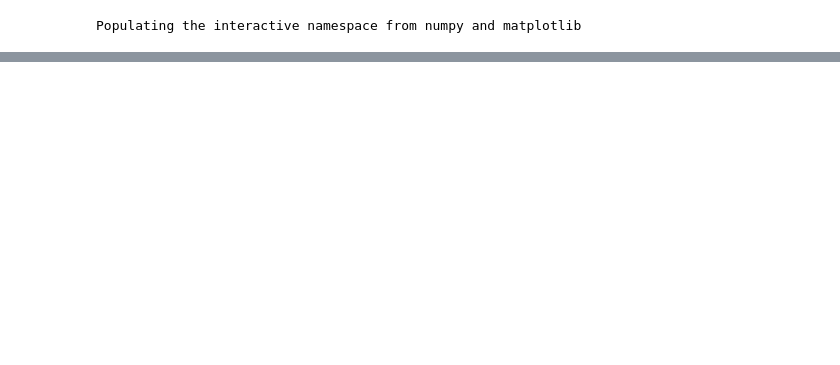
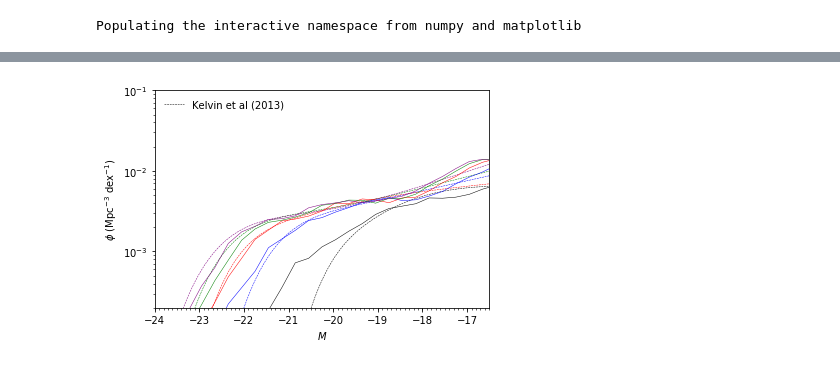
Before and after one commit to dptriani/mentari, a Jupyter notebook: SEDpipeline.ipynb, the cells around one changed output, grey strips where cells are left out. Drawn from its saved outputs; the diff is of its cells as text; code cells hidden in the pictures; blank space fills up the shorter version.

```diff
--- a/SEDpipeline.ipynb
+++ b/SEDpipeline.ipynb
@@ -63,0 +227,4 @@ print(mab_list)
+# %%
+#Construct SED and magnitude of all galaxies (this will take time)
+wavelength, total_lum = SED.SED(lookbacktime, mass, metal) #wavelength in Angstorm, spectra in Lsun/Angstorm
+mab_list = SED.mab(wavelength, total_lum, filter_list, z)
@@ -63,0 +249,84 @@ print(mab_list)
+# %%
+#plot the Luminosity Function vs Kelvin et al. 2013
+
+hubble=0.73
+label = ['Mu', 'Mg', 'Mr', 'Mi', 'Mz']
+color = ('black', 'blue', 'red', 'green', 'purple')
+
+mi = -30.0
+ma = -15.0
+binwidth = 0.3
+NB = int((ma - mi) / binwidth)
+M = np.arange(mi, ma, 0.01)
+
+plt.figure()
+ax =plt.subplot(111)
+
+# Observations from Kelvin et al. 2013
+# SDSS u
+Mstar = -18.53
+alpha1 = -0.91
+phistar1 = 0.00964
+alpha2 = 1.25
+phistar2 = 0.00146
+xval = 10.0 ** (0.4*(Mstar-M))
+yval = 0.4 * np.log(10.0) * (phistar1 * xval ** (alpha1+1) + phistar2 * xval ** (alpha2+1)) * np.exp(-xval)
+plt.plot(M, yval, '--', c=color[0], lw=0.5, label='Kelvin et al (2013)')
+# SDSS g
+Mstar = -20.28
+alpha1 = -1.29
+phistar1 = 0.00351
+alpha2 = 0.06
+phistar2 = 0.00488
+xval = 10.0 ** (0.4*(Mstar-M))
+yval = 0.4 * np.log(10.0) * (phistar1 * xval ** (alpha1+1) + phistar2 * xval ** (alpha2+1)) * np.exp(-xval)
+plt.plot(M, yval, '--', c=color[1],lw=0.5)
+# SDSS r
+Mstar = -20.90
+alpha1 = -1.13
+phistar1 = 0.00451
+alpha2 = 0.53
+phistar2 = 0.00301
+xval = 10.0 ** (0.4*(Mstar-M))
+yval = 0.4 * np.log(10.0) * (phistar1 * xval ** (alpha1+1) + phistar2 * xval ** (alpha2+1)) * np.exp(-xval)
+plt.plot(M, yval, '--', c=color[2],lw=0.5)
+# SDSS i
+Mstar = -21.45
+alpha1 = -1.35
+phistar1 = 0.00220
+alpha2 = -0.09
+phistar2 = 0.00487
+xval = 10.0 ** (0.4*(Mstar-M))
+yval = 0.4 * np.log(10.0) * (phistar1 * xval ** (alpha1+1) + phistar2 * xval ** (alpha2+1)) * np.exp(-xval)
+plt.plot(M, yval, '--', c=color[3], lw=0.5)
+# SDSS z
+Mstar = -21.78
+alpha1 = -1.46
+phistar1 = 0.0014
+alpha2 = -0.26
+phistar2 = 0.00505
+xval = 10.0 ** (0.4*(Mstar-M))
+yval = 0.4 * np.log(10.0) * (phistar1 * xval ** (alpha1+1) + phistar2 * xval ** (alpha2+1)) * np.exp(-xval)
+plt.plot(M, yval, '--', c=color[4], lw=0.5)
+
+for i in range(len(mab_list)):
+
+    counts, binedges = np.histogram(mab_list[i], range=(mi, ma), bins=NB)
+    xaxeshisto = binedges[:-1] + 0.5 * binwidth
+    plt.plot(xaxeshisto, counts/ ((BoxSize/Hubble_h)**3) / binwidth, c=color[i], lw=0.5)
+
+
+plt.yscale('log', nonposy='clip')
+plt.ylabel(r'$\phi\ (\mathrm{Mpc}^{-3}\ \mathrm{dex}^{-1})$')  # Set the y...
+plt.xlabel(r'$M$')
+plt.ylim(2e-4, 1e-1)
+plt.xlim(-24, -16.5)
+ax.xaxis.set_minor_locator(plt.MultipleLocator(0.1))
+leg = plt.legend(loc='upper left', numpoints=1, labelspacing=0.1)
+leg.draw_frame(False)  # Don't want a box frame
+for t in leg.get_texts():  # Reduce the size of the text
+    t.set_fontsize('medium')
+#plt.savefig('tao-Kelvin.png')
+plt.show()
+# %% [output]
+[figure, added]
```
Also changed, not shown: parts of 18 cells of this notebook.
